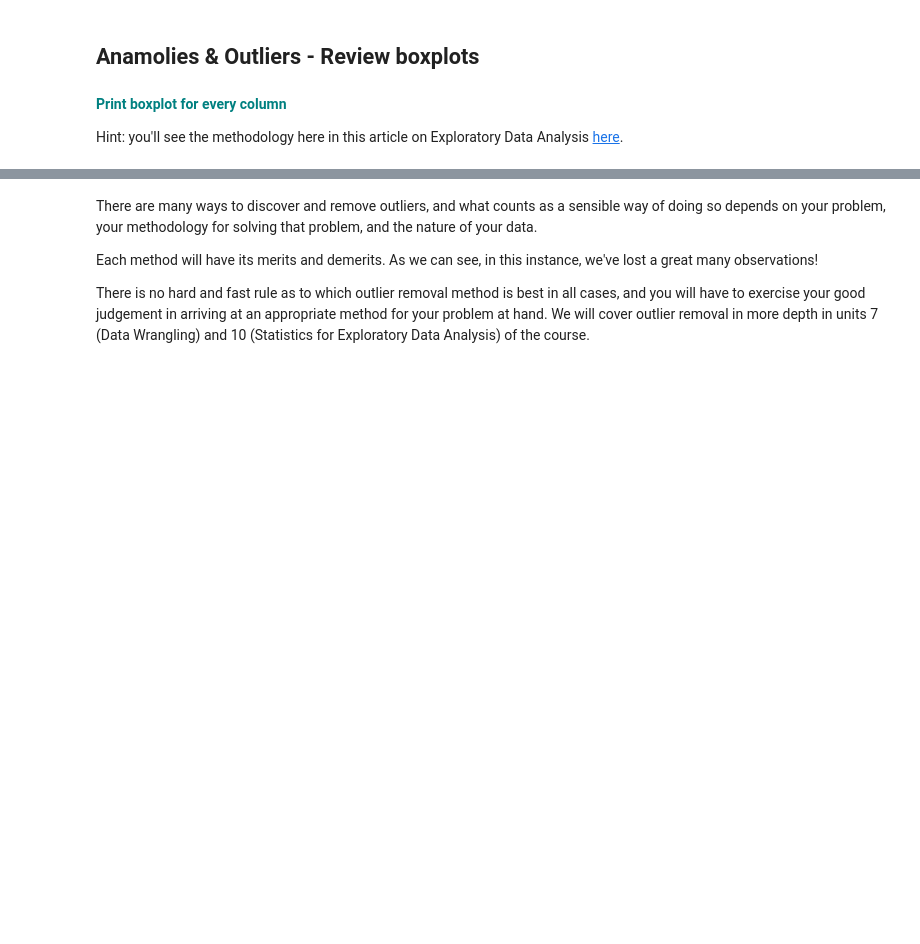
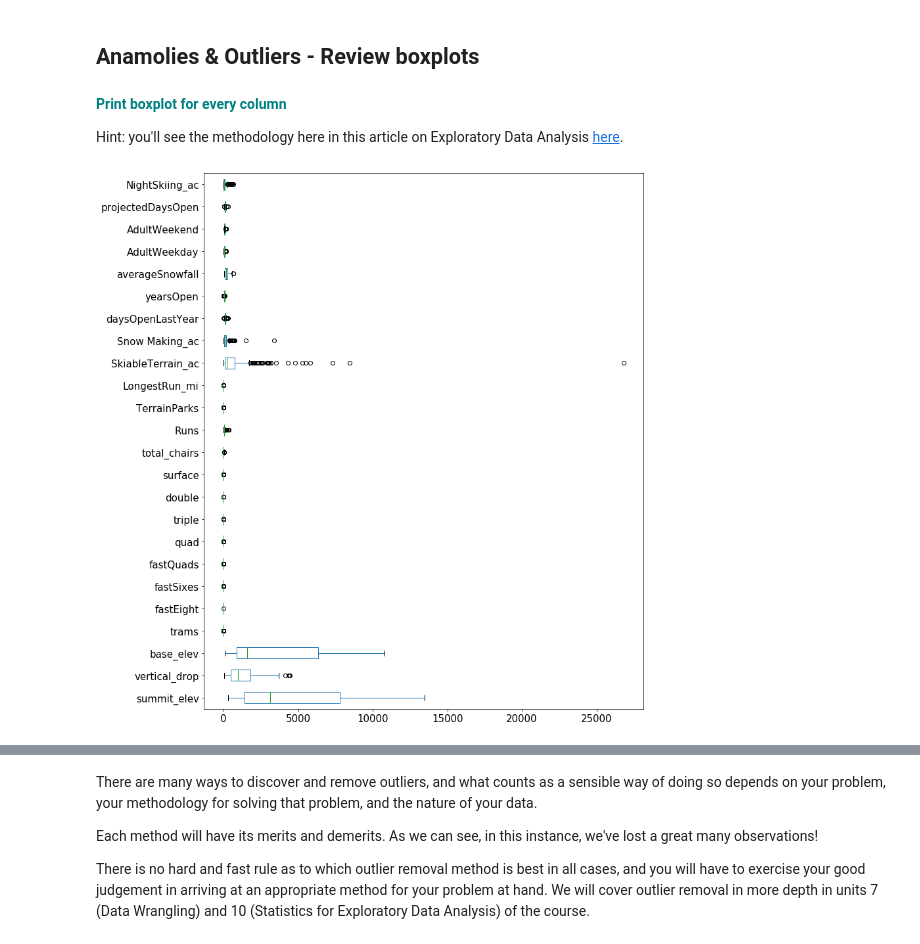
Before and after one commit to vaishalipp/GuidedCapstone1, a Jupyter notebook: GuidedCapstoneStep3HL.ipynb, the cells around one changed output, grey strips where cells are left out. Drawn from its saved outputs; the diff is of its cells as text; code cells hidden in the pictures; blank space fills up the shorter version.

```diff
--- a/GuidedCapstoneStep3HL.ipynb
+++ b/GuidedCapstoneStep3HL.ipynb
@@ -85,3 +189,5 @@ sns._ _ _(x=values, y=names, palette="RdBu_r")
 # Now do the same for regions!
 # %% [markdown]
 By reviewing the State and Regions counts plots you should notice that the Region feature is nearly identical to the state and therfore we can remove from the dataframe.**<font color='teal'> Remove the `Region` column using the drop function.</font>**
+# %%
+df=df.drop('Region',1)
@@ -91,6 +201,13 @@ By reviewing the State and Regions counts plots you should notice that the Regio
 **<font color='teal'> Print boxplot for every column</font>**
 
 Hint: you'll see the methodology here in this article on Exploratory Data Analysis [here](nce-method-dsm-exploratory-data-analysis-bc84d4d8d3f9).
+# %%
+#for i in df.columns[2:]:
+#    sns.boxplot(df[i])
+#    plt.show()
+bxdf=df.boxplot(grid=False, vert=False,fontsize=15, figsize=(12,15))
+# %% [output]
+[figure, added]
 # %% [markdown]
 You need to create boxplots and  histograms to evaluate the data for potential outliers or data anomalies. Generally, outliers are defined as observations that differ significantly from the other values in the dataset or feature.
 
```
Also changed, not shown: parts of 29 cells of this notebook, 1 other file.
